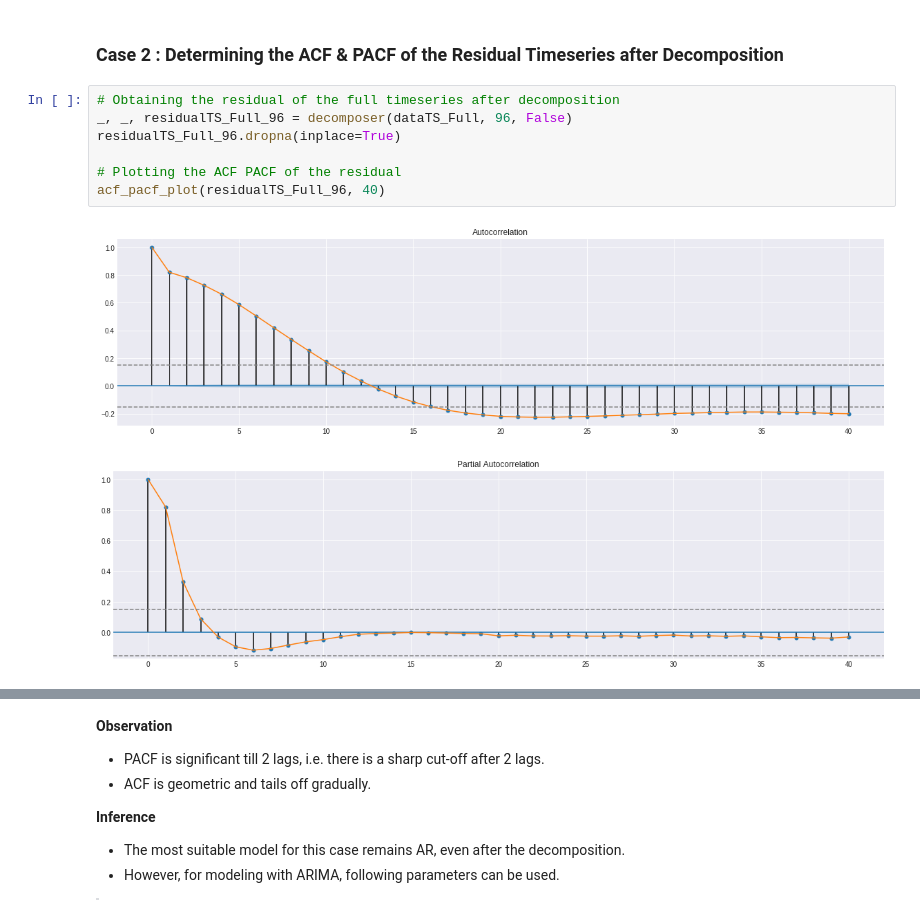
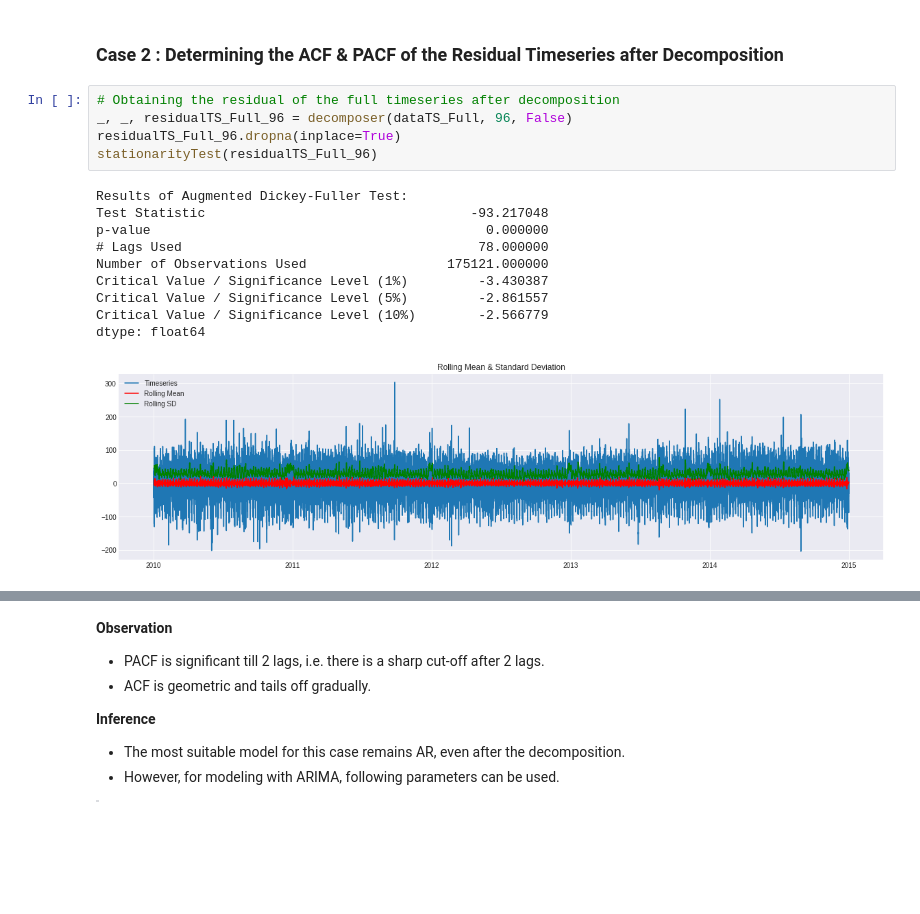
Before and after one commit to ankushjain2001/Traffic-Congestion-EDA, a Jupyter notebook: Traffic Congestion - Data Exploration.ipynb, the cells around one changed output, grey strips where cells are left out. Drawn from its saved outputs; the diff is of its cells as text; blank space fills up the shorter version.

Commit message:
Corrected stationarity test

```diff
--- a/Traffic Congestion - Data Exploration.ipynb
+++ b/Traffic Congestion - Data Exploration.ipynb
@@ -485,10 +485,16 @@ acf_pacf_plot(dataTS_Full, 40)
 # %%
 # Obtaining the residual of the full timeseries after decomposition
 _, _, residualTS_Full_96 = decomposer(dataTS_Full, 96, False)
 residualTS_Full_96.dropna(inplace=True)
-
-# Plotting the ACF PACF of the residual
-acf_pacf_plot(residualTS_Full_96, 40)
+stationarityTest(residualTS_Full_96)
 # %% [output]
+Results of Augmented Dickey-Fuller Test:
+Test Statistic                                  -93.217048
+p-value                                           0.000000
+# Lags Used                                      78.000000
+Number of Observations Used                  175121.000000
+Critical Value / Significance Level (1%)         -3.430387
+Critical Value / Significance Level (5%)         -2.861557
+Critical Value / Significance Level (10%)        -2.566779
+dtype: float64
-[figure, old version]
+[figure, new version]
-[figure, removed]
```
Also changed, not shown: parts of 5 cells of this notebook.
